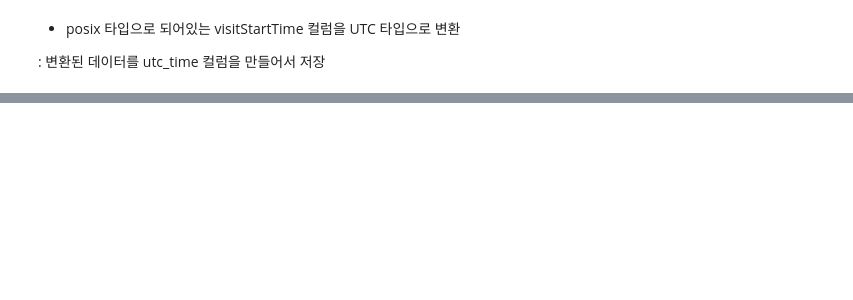
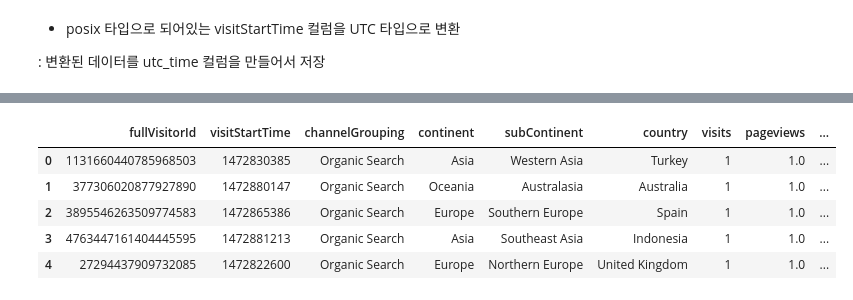
Before and after one commit to oddsmile/GAcustomerprediction, a Jupyter notebook: ga4_preproccess.ipynb, the cells around one changed output, grey strips where cells are left out. Saved outputs shown, nothing was run; the diff lists cells and outputs as text; code cells hidden in the pictures; blank space fills up the shorter version.

```diff
--- a/ga4_preproccess.ipynb
+++ b/ga4_preproccess.ipynb
@@ -175,3 +230,19 @@ memory usage: 131.0+ MB
 
 변경해야할 컬럼
 : visits, pageviews, hits, newVisits, bounces, transactionRevenue
+# %%
+# 특정 컬럼들의 데이터 타입을 int로 바꾸는 함수 생성
+def object_to_int(df):
+    numeric_columns = ['visits', 'pageviews', 'hits', 'newVisits', 'bounces', 'transactionRevenue']
+
+    # 선택한 컬럼들의 데이터 형식을 숫자형으로 변환
+    df[numeric_columns] = df[numeric_columns].apply(pd.to_numeric, errors='coerce')
+
+    return df
+# %%
+# 앞에서 생성한 filled_selected_columns_df 테이블에서 일부 컬럼의 데이터 타입을  int 형으로 바꾸고
+# 완료한 데이터 프레임을 converted_as_int_df 변수에 저장
+done_converted_int_df = object_to_int(filled_selected_columns_df)
+
+# 확인
+done_converted_int_df.info()
@@ -179,3 +268,9 @@ memory usage: 131.0+ MB
 - posix 타입으로 되어있는  visitStartTime 컬럼을 UTC 타입으로 변환
 
 : 변환된 데이터를 utc_time 컬럼을 만들어서 저장
+# %%
+# posix 타임 스탬프 형식의 visitStartTime 컬럼을 UTC 기준으로 변경하여 저장하는 함수
+def convert_to_utc(df):
+    df['utc_time'] = pd.to_datetime(df['visitStartTime'], unit='s', utc=True)
+
+    return df
@@ -181,0 +283,6 @@ memory usage: 131.0+ MB
+# %%
+# 앞에서 생성한 done_converted_int_df 를 convert_to_utc 함수 적용하여 preproccessed_df 변수에 저장
+preproccessed_df = convert_to_utc(done_converted_int_df)
+
+# 확인
+preproccessed_df.info()
@@ -181,0 +307,10 @@ memory usage: 131.0+ MB
+# %%
+# 확인 2
+preproccessed_df.head()
+# %% [output]
+|  | fullVisitorId | visitStartTime | channelGrouping | continent | subContinent | country | visits | pageviews | ... |
+| 0 | 1131660440785968503 | 1472830385 | Organic Search | Asia | Western Asia | Turkey | 1 | 1.0 | ... |
+| 1 | 377306020877927890 | 1472880147 | Organic Search | Oceania | Australasia | Australia | 1 | 1.0 | ... |
+| 2 | 3895546263509774583 | 1472865386 | Organic Search | Europe | Southern Europe | Spain | 1 | 1.0 | ... |
+| 3 | 4763447161404445595 | 1472881213 | Organic Search | Asia | Southeast Asia | Indonesia | 1 | 1.0 | ... |
+| 4 | 27294437909732085 | 1472822600 | Organic Search | Europe | Northern Europe | United Kingdom | 1 | 1.0 | ... |
```
Also changed, not shown: parts of 6 cells of this notebook, 1 other file.
